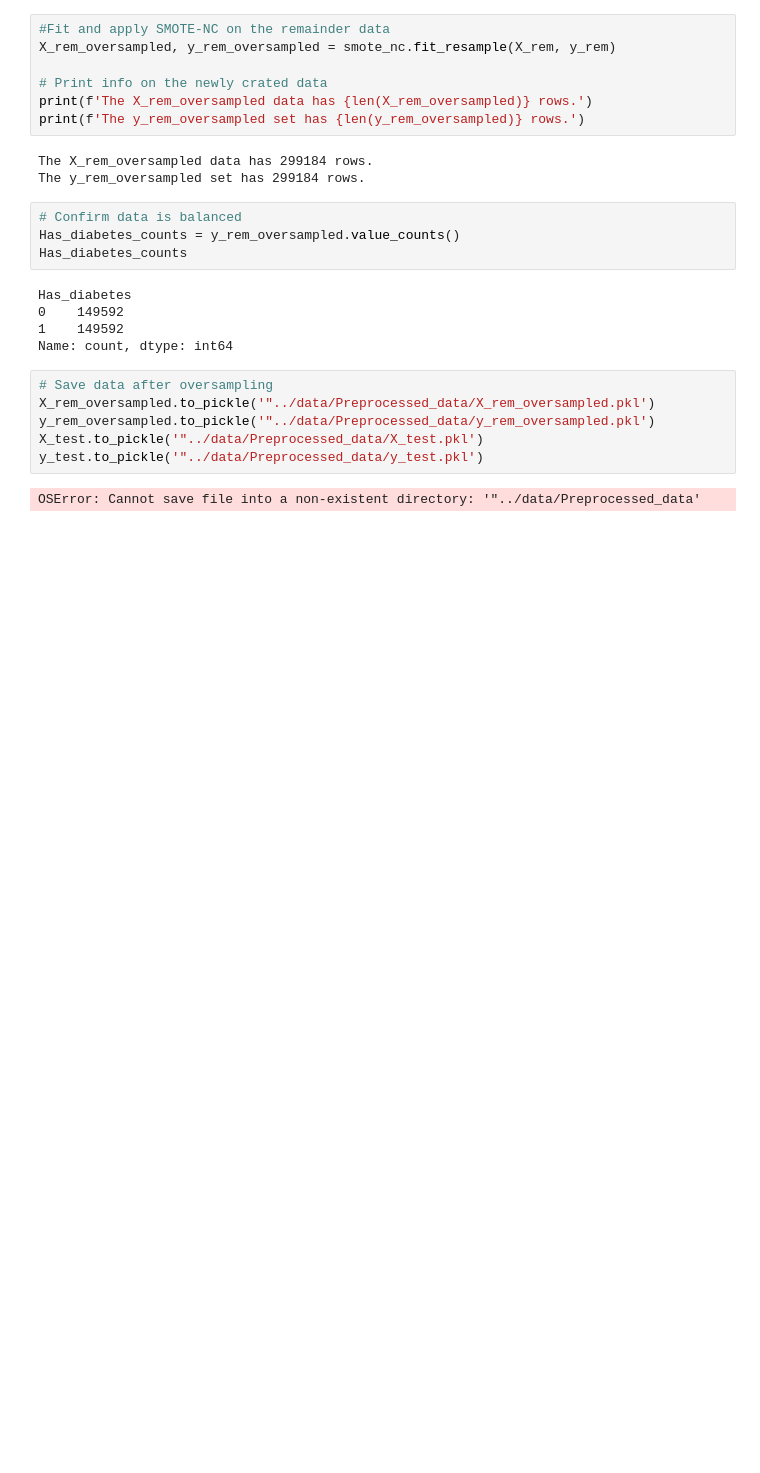
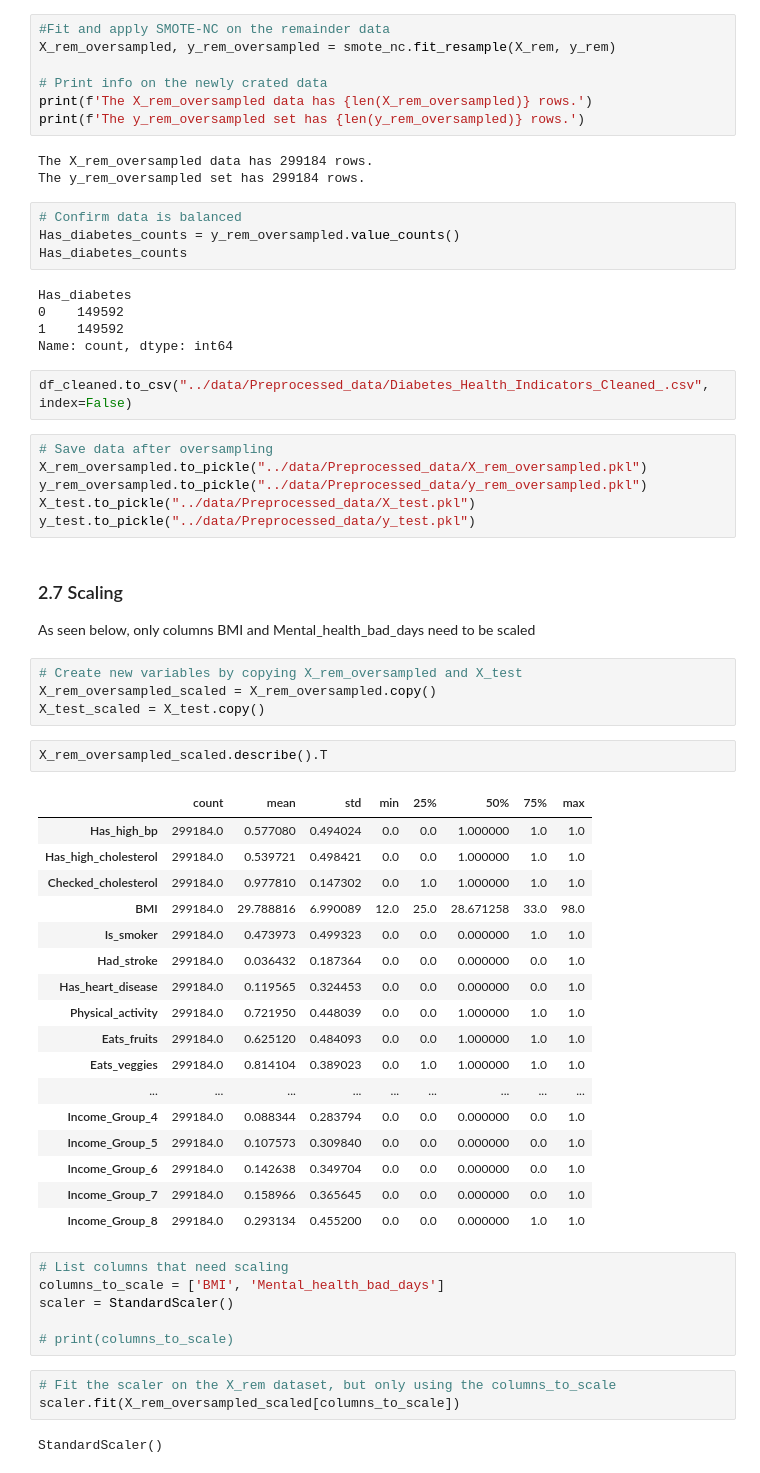
Before and after one commit to diego2017/capstone_disease_predictor, a Jupyter notebook: notebooks/03-pre-processing.ipynb, the cells around one changed output. Saved outputs shown, nothing was run; the diff lists cells and outputs as text; blank space fills up the shorter version.

Commit message:
Have added scaling step to pre-processing notebook

```diff
--- a/notebooks/03-pre-processing.ipynb
+++ b/notebooks/03-pre-processing.ipynb
@@ -552,11 +556,49 @@ Has_diabetes
 0    149592
 1    149592
 Name: count, dtype: int64
+# %%
+df_cleaned.to_csv("../data/Preprocessed_data/Diabetes_Health_Indicators_Cleaned_.csv", index=False)
 # %%
 # Save data after oversampling
-X_rem_oversampled.to_pickle('"../data/Preprocessed_data/X_rem_oversampled.pkl')
-y_rem_oversampled.to_pickle('"../data/Preprocessed_data/y_rem_oversampled.pkl')
-X_test.to_pickle('"../data/Preprocessed_data/X_test.pkl')
-y_test.to_pickle('"../data/Preprocessed_data/y_test.pkl')
+X_rem_oversampled.to_pickle("../data/Preprocessed_data/X_rem_oversampled.pkl")
+y_rem_oversampled.to_pickle("../data/Preprocessed_data/y_rem_oversampled.pkl")
+X_test.to_pickle("../data/Preprocessed_data/X_test.pkl")
+y_test.to_pickle("../data/Preprocessed_data/y_test.pkl")
-# %% [output]
-OSError: Cannot save file into a non-existent directory: '"../data/Preprocessed_data'
+# %% [markdown]
+### 2.7 Scaling
+As seen below, only columns BMI and Mental_health_bad_days need to be scaled
+# %%
+# Create new variables by copying X_rem_oversampled and X_test
+X_rem_oversampled_scaled = X_rem_oversampled.copy()
+X_test_scaled = X_test.copy()
+# %%
+X_rem_oversampled_scaled.describe().T
+# %% [output]
+|  | count | mean | std | min | 25% | 50% | 75% | max |
+| Has_high_bp | 299184.0 | 0.577080 | 0.494024 | 0.0 | 0.0 | 1.000000 | 1.0 | 1.0 |
+| Has_high_cholesterol | 299184.0 | 0.539721 | 0.498421 | 0.0 | 0.0 | 1.000000 | 1.0 | 1.0 |
+| Checked_cholesterol | 299184.0 | 0.977810 | 0.147302 | 0.0 | 1.0 | 1.000000 | 1.0 | 1.0 |
+| BMI | 299184.0 | 29.788816 | 6.990089 | 12.0 | 25.0 | 28.671258 | 33.0 | 98.0 |
+| Is_smoker | 299184.0 | 0.473973 | 0.499323 | 0.0 | 0.0 | 0.000000 | 1.0 | 1.0 |
+| Had_stroke | 299184.0 | 0.036432 | 0.187364 | 0.0 | 0.0 | 0.000000 | 0.0 | 1.0 |
+| Has_heart_disease | 299184.0 | 0.119565 | 0.324453 | 0.0 | 0.0 | 0.000000 | 0.0 | 1.0 |
+| Physical_activity | 299184.0 | 0.721950 | 0.448039 | 0.0 | 0.0 | 1.000000 | 1.0 | 1.0 |
+| Eats_fruits | 299184.0 | 0.625120 | 0.484093 | 0.0 | 0.0 | 1.000000 | 1.0 | 1.0 |
+| Eats_veggies | 299184.0 | 0.814104 | 0.389023 | 0.0 | 1.0 | 1.000000 | 1.0 | 1.0 |
+| ... | ... | ... | ... | ... | ... | ... | ... | ... |
+| Income_Group_4 | 299184.0 | 0.088344 | 0.283794 | 0.0 | 0.0 | 0.000000 | 0.0 | 1.0 |
+| Income_Group_5 | 299184.0 | 0.107573 | 0.309840 | 0.0 | 0.0 | 0.000000 | 0.0 | 1.0 |
+| Income_Group_6 | 299184.0 | 0.142638 | 0.349704 | 0.0 | 0.0 | 0.000000 | 0.0 | 1.0 |
+| Income_Group_7 | 299184.0 | 0.158966 | 0.365645 | 0.0 | 0.0 | 0.000000 | 0.0 | 1.0 |
+| Income_Group_8 | 299184.0 | 0.293134 | 0.455200 | 0.0 | 0.0 | 0.000000 | 1.0 | 1.0 |
+# %%
+# List columns that need scaling
+columns_to_scale = ['BMI', 'Mental_health_bad_days']
+scaler = StandardScaler()
+
+# print(columns_to_scale)
+# %%
+# Fit the scaler on the X_rem dataset, but only using the columns_to_scale
+scaler.fit(X_rem_oversampled_scaled[columns_to_scale])
+# %% [output]
+StandardScaler()
```
Also changed, not shown: parts of 4 cells of this notebook.
